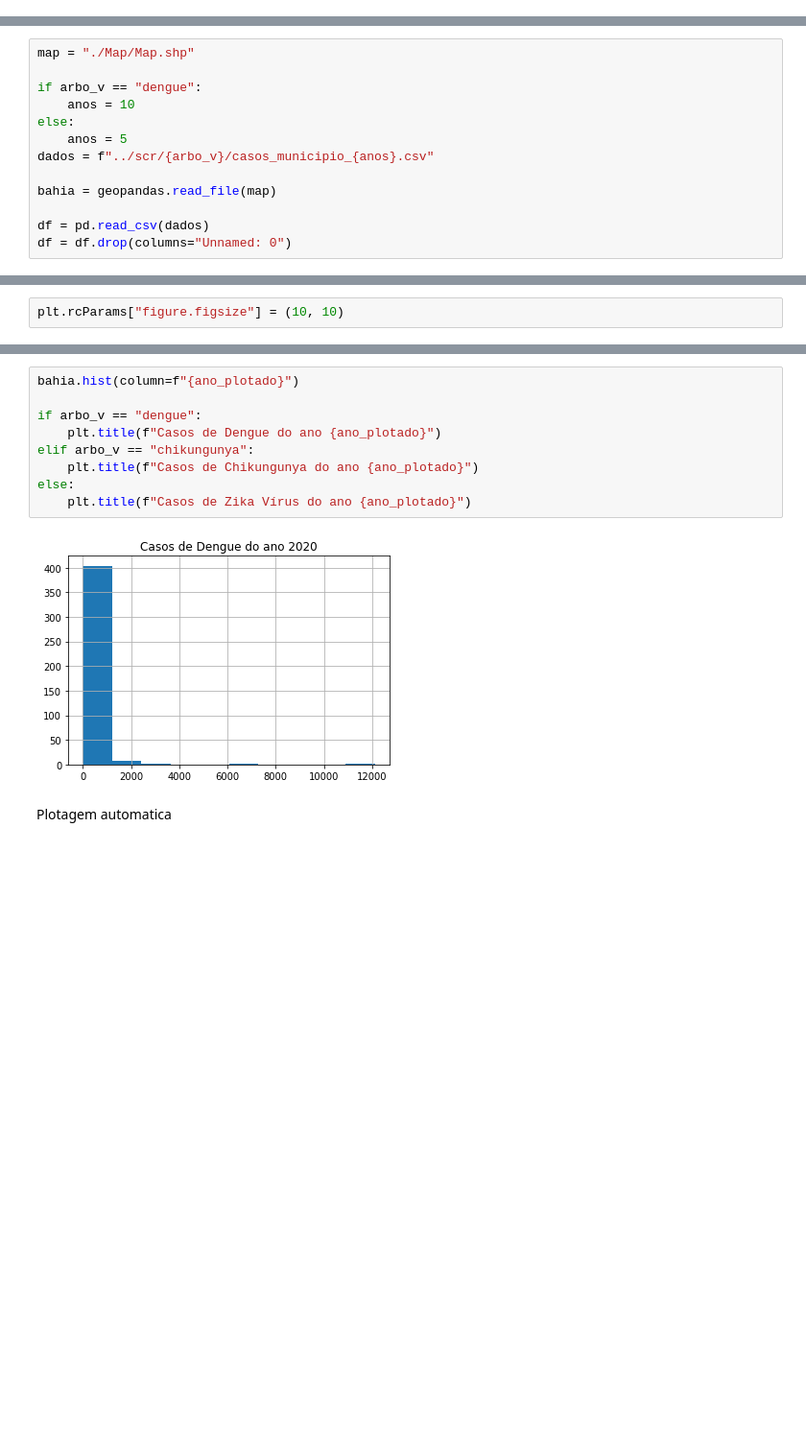
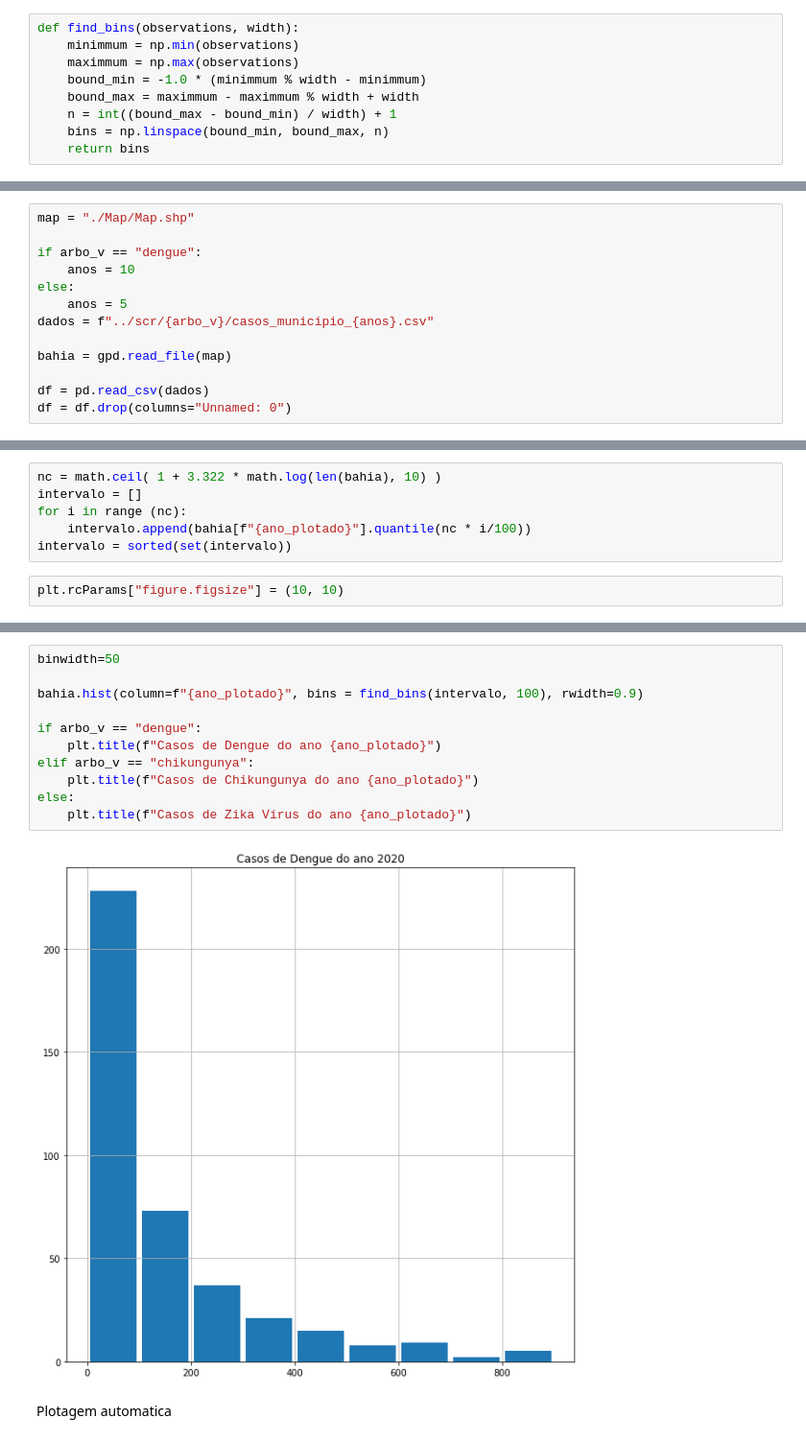
Before and after one commit to MatBrands/Modelagem-ArboBA, a Jupyter notebook: georef/static.ipynb, the cells around one changed output, grey strips where cells are left out. Shown: that part at 96% size. Cells and saved outputs as stored; diff of their text form; blank space fills up the shorter version.

```diff
--- a/georef/static.ipynb
+++ b/georef/static.ipynb
@@ -6,3 +8,12 @@ import matplotlib.pyplot as plt
+# %%
+def find_bins(observations, width):
+    minimmum = np.min(observations)
+    maximmum = np.max(observations)
+    bound_min = -1.0 * (minimmum % width - minimmum)
+    bound_max = maximmum - maximmum % width + width
+    n = int((bound_max - bound_min) / width) + 1
+    bins = np.linspace(bound_min, bound_max, n)
+    return bins
 # %% [markdown]
 Selecionando arbovirose
 # %%
@@ -20,7 +31,7 @@ else:
     anos = 5
 dados = f"../scr/{arbo_v}/casos_municipio_{anos}.csv"
 
-bahia = geopandas.read_file(map)
+bahia = gpd.read_file(map)
 
 df = pd.read_csv(dados)
 df = df.drop(columns="Unnamed: 0")
@@ -54,2 +56,8 @@ bahia.head()
+# %%
+nc = math.ceil( 1 + 3.322 * math.log(len(bahia), 10) )
+intervalo = []
+for i in range (nc):
+    intervalo.append(bahia[f"{ano_plotado}"].quantile(nc * i/100))
+intervalo = sorted(set(intervalo))
 # %%
 plt.rcParams["figure.figsize"] = (10, 10)
@@ -68,13 +64,15 @@ Name: 2020, dtype: float64
 # %%
-bahia.hist(column=f"{ano_plotado}")
+binwidth=50
+
+bahia.hist(column=f"{ano_plotado}", bins = find_bins(intervalo, 100), rwidth=0.9)
 
 if arbo_v == "dengue":
     plt.title(f"Casos de Dengue do ano {ano_plotado}")
 elif arbo_v == "chikungunya":
     plt.title(f"Casos de Chikungunya do ano {ano_plotado}")
 else:
     plt.title(f"Casos de Zika Vírus do ano {ano_plotado}")
 # %% [output]
-[figure, old version]
+[figure, new version]
 # %% [markdown]
 Plotagem automatica
```
Also changed, not shown: parts of 13 cells of this notebook.
